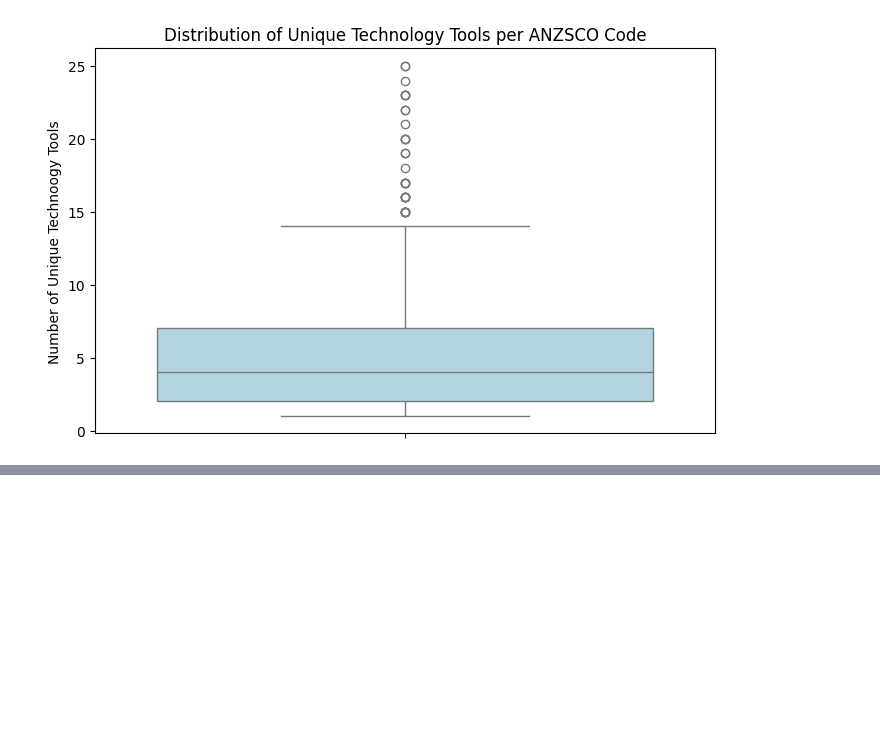
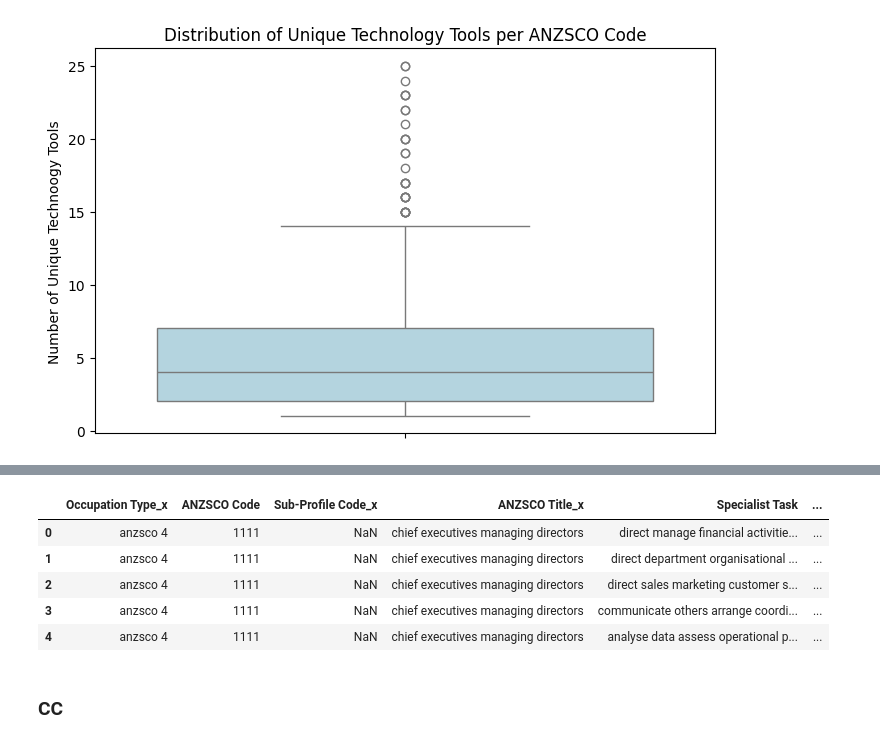
Before and after one commit to SidArora01/TextAnalysis-NLP-AT1, a Jupyter notebook: Initial EDA.ipynb, the cells around one changed output, grey strips where cells are left out. Drawn from its saved outputs; the diff is of its cells as text; code cells hidden in the pictures; blank space fills up the shorter version.

```diff
--- a/Initial EDA.ipynb
+++ b/Initial EDA.ipynb
@@ -416,0 +443,12 @@ print(top_outliers)
+# %%
+def merge_all_dataframes(df1, df2, df3, col_1, col_2):
+    merged_df = df3.merge(df1, on=col_1, how="left")
+    merged_df = merged_df.merge(df2, on=col_2, how="left")
+    print("\nFinal Merged Dataset Sample:")
+    print(merged_df.head())
+    return merged_df
+
+
+#c_merged_df = merge_all_dataframes(cc_desc_df, occupation_df, cc_df, "Core Competency", "ANZSCO Code")
+tt_merged_df = merge_all_dataframes(tt_df, occupation_df, tt_hier_df, "Technology Tool", "ANZSCO Code")
+st_merged_df = merge_all_dataframes(st_hier_df, occupation_df, st_df, "Specialist Task", "ANZSCO Code")
@@ -416,0 +675,3 @@ print(top_outliers)
+# %%
+st_merged_df.drop(columns=[ "Sub-Profile Code_y", "Specialist Cluster_y", "Cluster Family_y" , "ANZSCO Title_y", "Occupation Type_y", "Skill Statement" ], inplace=True)
+st_merged_df.columns
@@ -416,0 +721,11 @@ print(top_outliers)
+# %%
+st_merged_df.head()
+# %% [output]
+|  | Occupation Type_x | ANZSCO Code | Sub-Profile Code_x | ANZSCO Title_x | Specialist Task | ... |
+| 0 | anzsco 4 | 1111 | NaN | chief executives managing directors | direct manage financial activitie... | ... |
+| 1 | anzsco 4 | 1111 | NaN | chief executives managing directors | direct department organisational ... | ... |
+| 2 | anzsco 4 | 1111 | NaN | chief executives managing directors | direct sales marketing customer s... | ... |
+| 3 | anzsco 4 | 1111 | NaN | chief executives managing directors | communicate others arrange coordi... | ... |
+| 4 | anzsco 4 | 1111 | NaN | chief executives managing directors | analyse data assess operational p... | ... |
+# %% [markdown]
+### CC
```
Also changed, not shown: parts of 46 cells of this notebook.
